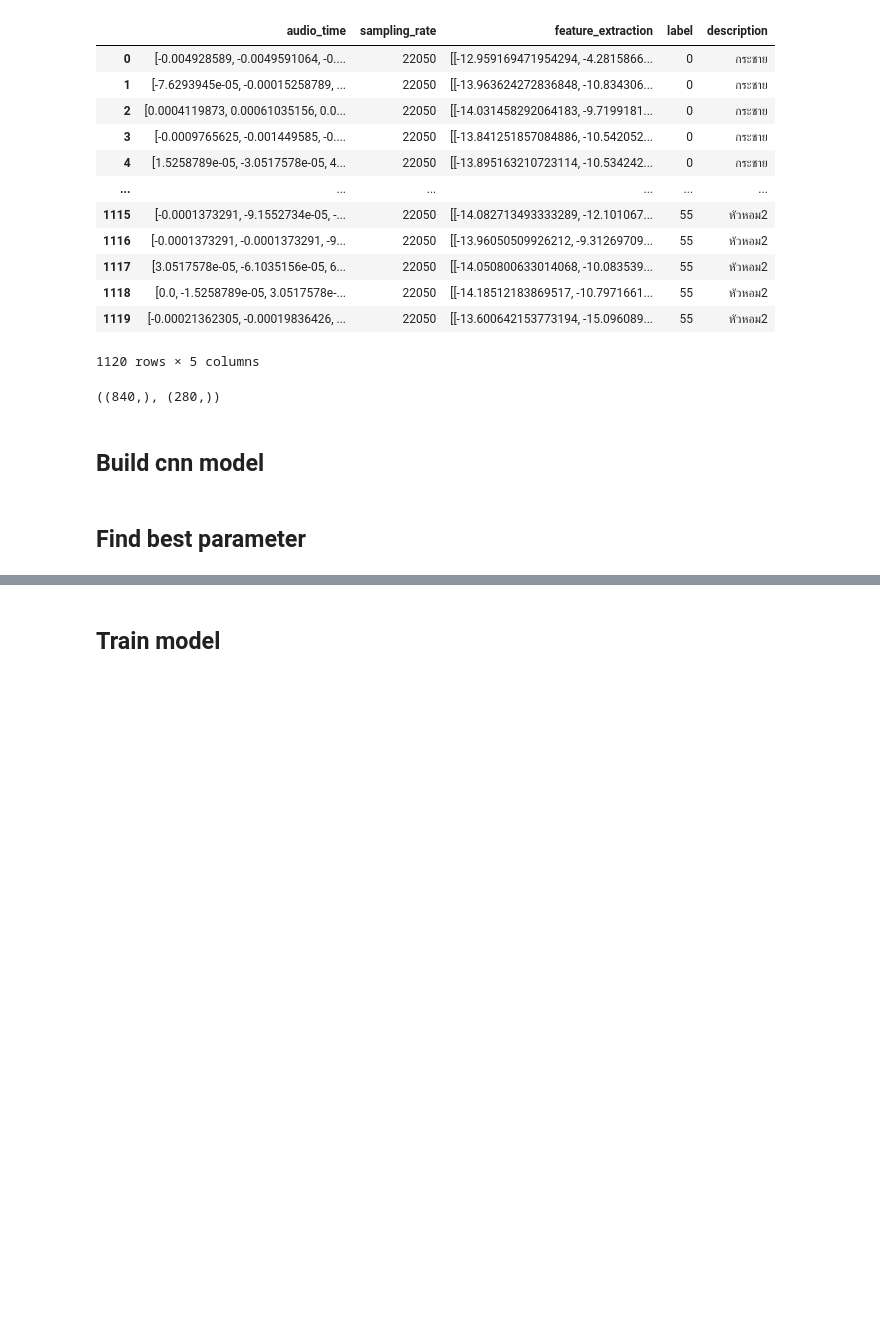
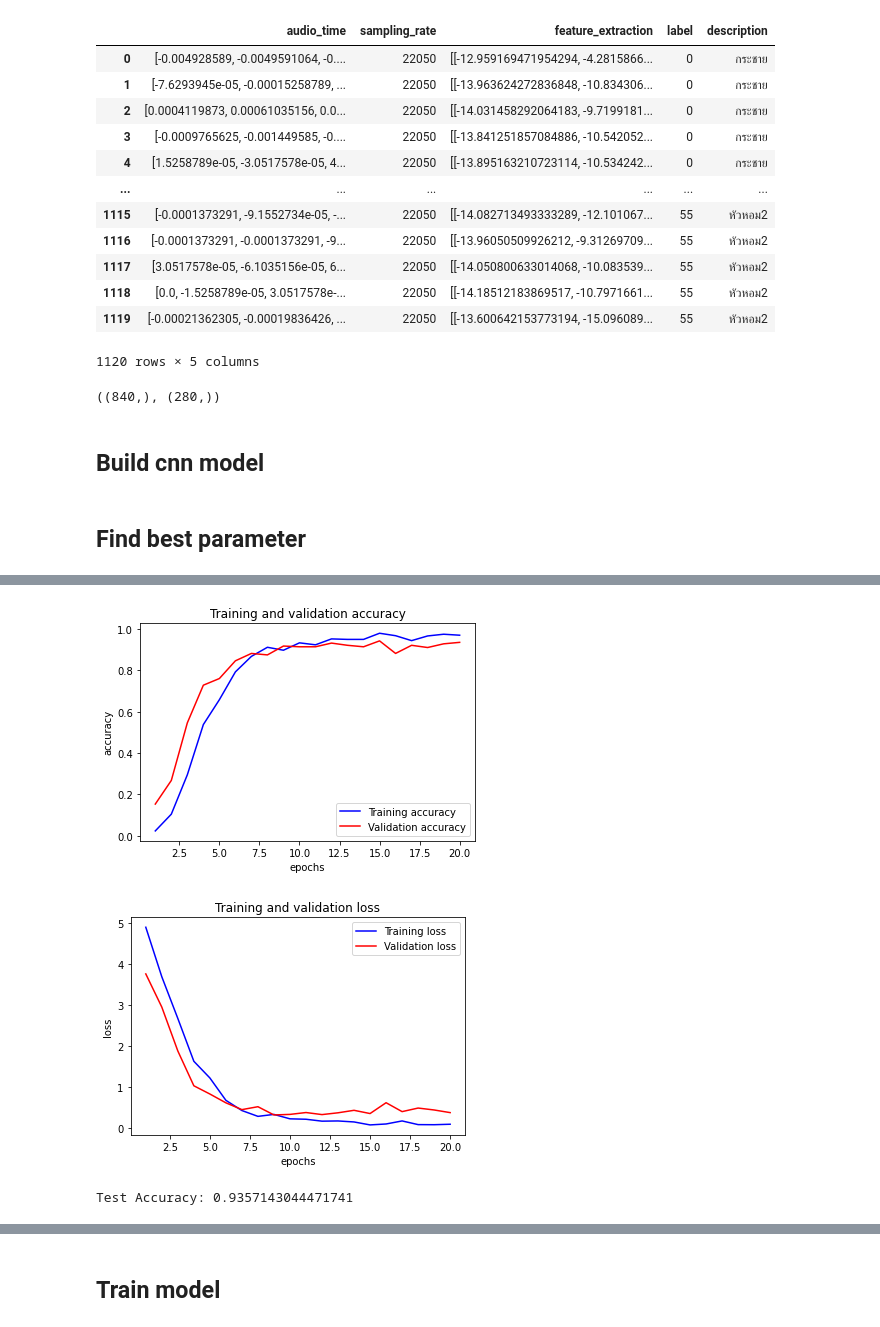
Before and after one commit to NongNNew/Project_499, a Jupyter notebook: Project_499_CNN.ipynb, the cells around one changed output, grey strips where cells are left out. Cells and saved outputs as stored; diff of their text form; code cells hidden in the pictures; blank space fills up the shorter version.

```diff
--- a/Project_499_CNN.ipynb
+++ b/Project_499_CNN.ipynb
@@ -211,11 +357,9 @@ from sklearn.model_selection import GridSearchCV
 from keras.wrappers.scikit_learn import KerasClassifier
 
 # create model
-model = KerasClassifier(build_fn=create_cnn_model)
+model = KerasClassifier(build_fn=create_cnn_model,verbose=1,epochs=20,batch_size=80)
 
 # define the grid search parameters
-batch_size = np.arange(10,310,10)
-epochs = np.arange(10,210,10)
-param_grid = dict(batch_size=batch_size, epochs=epochs)
-grid = GridSearchCV(estimator=model, param_grid=param_grid, cv=5).fit(X_train[:,:,:,None],y_train)
+param_grid = dict(activation=activation, optimizer=optimizer)
+grid = GridSearchCV(estimator=model, param_grid=param_grid, cv=3).fit(X_train[:,:,:,None],y_train)
 # %%
@@ -227,0 +433,9 @@ for mean, stdev, param in zip(means, stds, params):
+# %%
+# Train model
+start = time()
+
+model_cnn = create_cnn_model()
+history = model_cnn.fit(X_train[:,:,:,None], y_train, epochs=20, validation_data=(X_test[:,:,:,None],y_test),batch_size=80,verbose=1)
+
+end = time()
+print(f'time: {end-start} sec')
@@ -227,0 +460,32 @@ for mean, stdev, param in zip(means, stds, params):
+# %%
+# Learning curve
+# plot the accuracy and loss plots between training and validation data
+# verify overfitting or underfit
+acc = history.history['accuracy']
+val_acc = history.history['val_accuracy']
+loss = history.history['loss']
+val_loss = history.history['val_loss']
+x = range(1,len(acc)+1)
+
+plt.plot(x,acc,'b',label='Training accuracy')
+plt.plot(x,val_acc,'r',label='Validation accuracy')
+plt.title('Training and validation accuracy')
+plt.xlabel('epochs')
+plt.ylabel('accuracy')
+plt.legend()
+plt.figure()
+
+plt.plot(x,loss,'b',label='Training loss')
+plt.plot(x,val_loss,'r',label='Validation loss')
+plt.title('Training and validation loss')
+plt.xlabel('epochs')
+plt.ylabel('loss')
+plt.legend()
+plt.show()
+# %% [output]
+[figure, added]
+[figure, added]
+# %%
+print(f'Test Accuracy: {model_cnn.evaluate(X_test[:,:,:,None],y_test,verbose=0)[1]}')
+# %% [output]
+Test Accuracy: 0.9357143044471741
```
Also changed, not shown: parts of 26 cells of this notebook.
